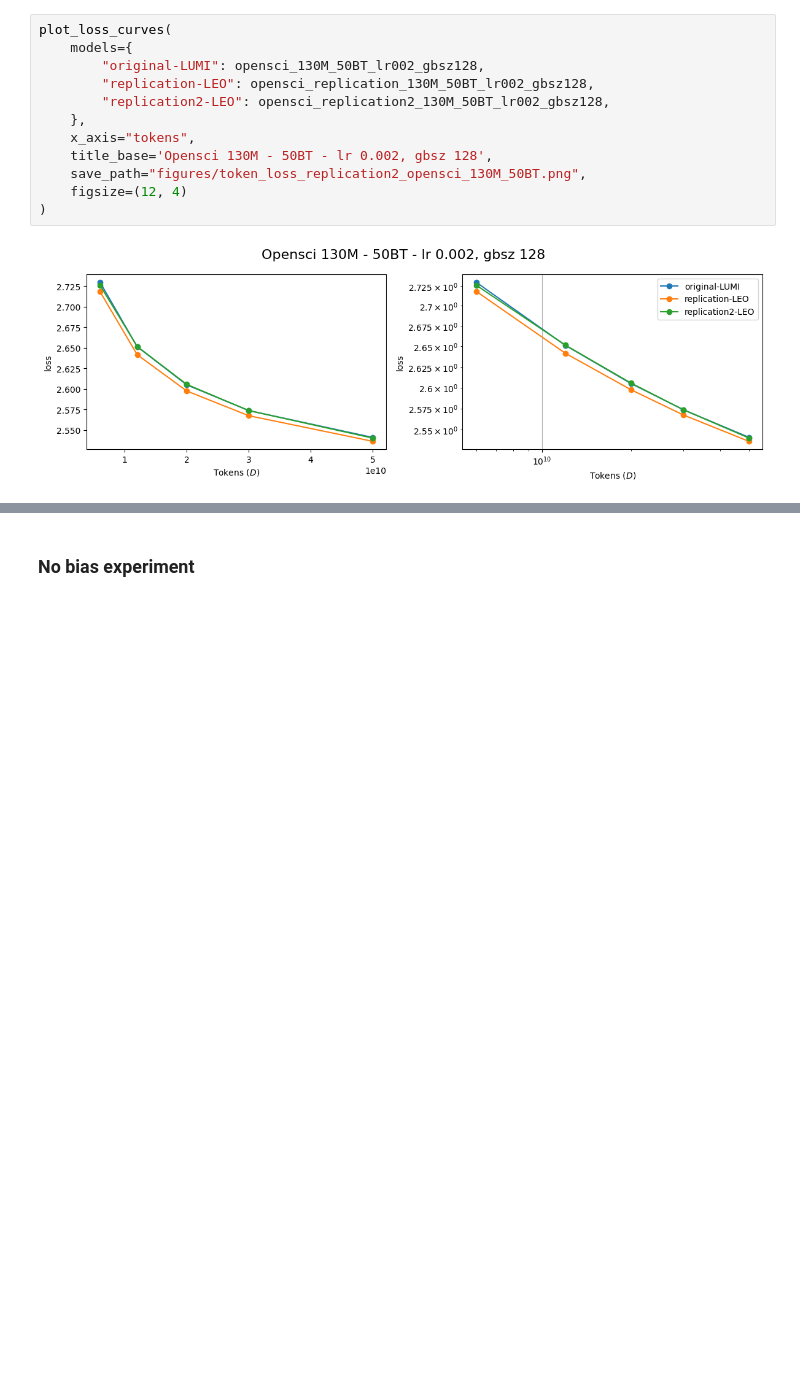
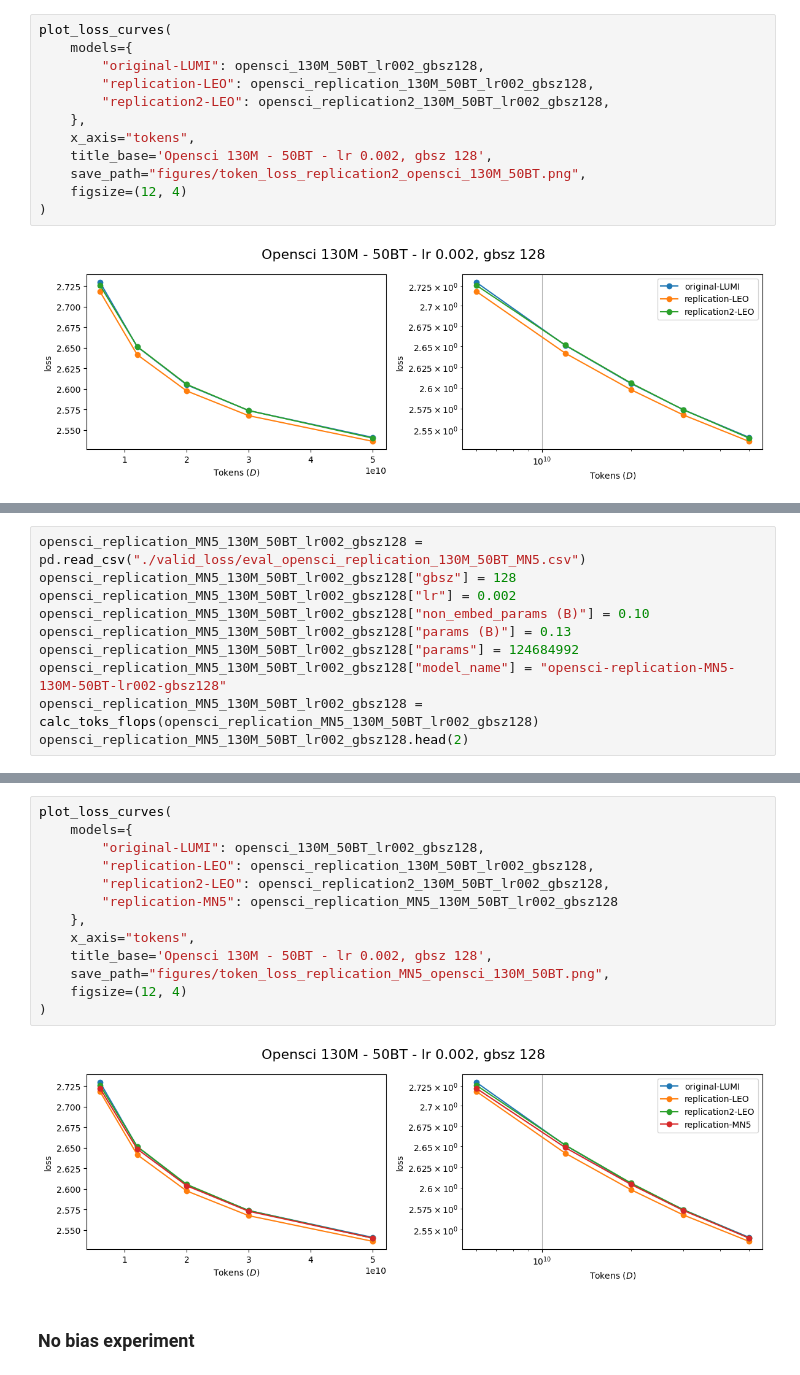
Before and after one commit to OpenEuroLLM/oellm-autoexp, a Jupyter notebook: analysis.ipynb, the cells around one changed output, grey strips where cells are left out. Drawn from its saved outputs; the diff is of its cells as text; blank space fills up the shorter version.

Commit message:
upload validation losses

```diff
--- a/analysis.ipynb
+++ b/analysis.ipynb
@@ -230,0 +233,10 @@ plot_loss_curves(
+# %%
+opensci_replication_MN5_130M_50BT_lr002_gbsz128 = pd.read_csv("./valid_loss/eval_opensci_replication_130M_50BT_MN5.csv")
+opensci_replication_MN5_130M_50BT_lr002_gbsz128["gbsz"] = 128
+opensci_replication_MN5_130M_50BT_lr002_gbsz128["lr"] = 0.002
+opensci_replication_MN5_130M_50BT_lr002_gbsz128["non_embed_params (B)"] = 0.10
+opensci_replication_MN5_130M_50BT_lr002_gbsz128["params (B)"] = 0.13
+opensci_replication_MN5_130M_50BT_lr002_gbsz128["params"] = 124684992
+opensci_replication_MN5_130M_50BT_lr002_gbsz128["model_name"] = "opensci-replication-MN5-130M-50BT-lr002-gbsz128"
+opensci_replication_MN5_130M_50BT_lr002_gbsz128 = calc_toks_flops(opensci_replication_MN5_130M_50BT_lr002_gbsz128)
+opensci_replication_MN5_130M_50BT_lr002_gbsz128.head(2)
@@ -231,3 +247,18 @@ plot_loss_curves(
+# %%
+plot_loss_curves(
+    models={
+        "original-LUMI": opensci_130M_50BT_lr002_gbsz128,
+        "replication-LEO": opensci_replication_130M_50BT_lr002_gbsz128,
+        "replication2-LEO": opensci_replication2_130M_50BT_lr002_gbsz128,
+        "replication-MN5": opensci_replication_MN5_130M_50BT_lr002_gbsz128
+    },
+    x_axis="tokens",
+    title_base='Opensci 130M - 50BT - lr 0.002, gbsz 128',
+    save_path="figures/token_loss_replication_MN5_opensci_130M_50BT.png",
+    figsize=(12, 4)
+)
+# %% [output]
+[figure, added]
 # %% [markdown]
 ### No bias experiment
 # %%
```
Also changed, not shown: parts of 2 cells of this notebook, 5 other files.
